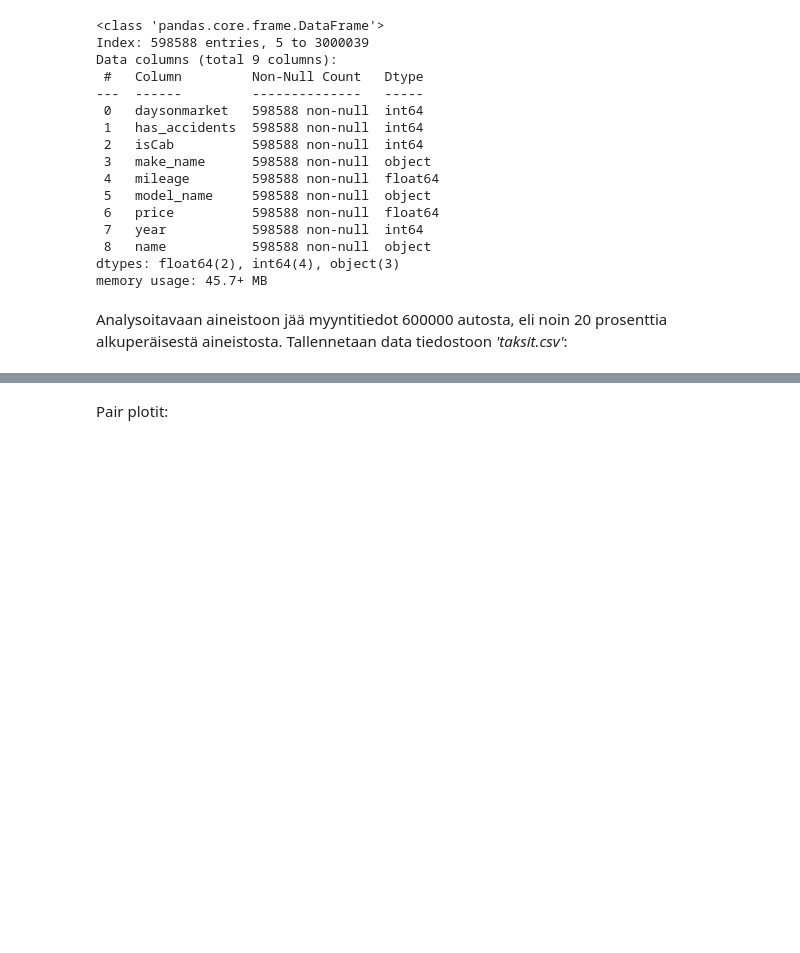
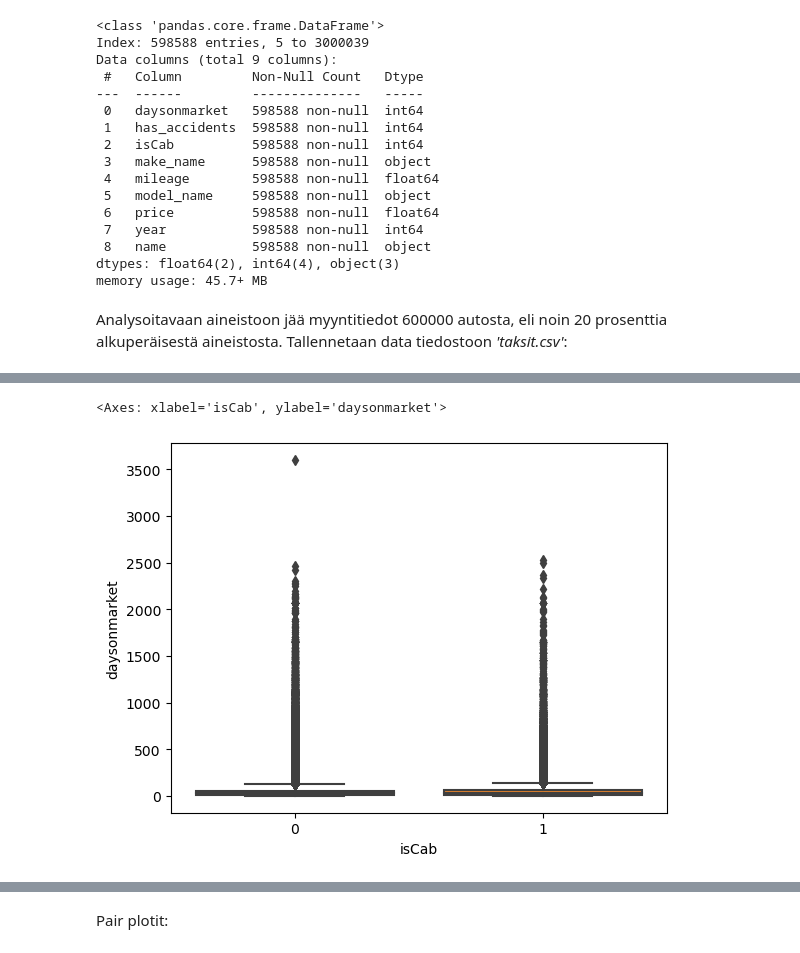
Before and after one commit to SallaLipasti/jamk-aida-projekti, a Jupyter notebook: taksit.ipynb, the cells around one changed output, grey strips where cells are left out. Saved outputs shown, nothing was run; the diff lists cells and outputs as text; code cells hidden in the pictures; blank space fills up the shorter version.

```diff
--- a/taksit.ipynb
+++ b/taksit.ipynb
@@ -392,0 +407,5 @@ autot2.describe()
+# %%
+sns.boxplot(x = 'isCab', y = 'daysonmarket', data = taksit_df)
+# %% [output]
+<Axes: xlabel='isCab', ylabel='daysonmarket'>
+[figure, added]
```
Also changed, not shown: parts of 15 cells of this notebook.
